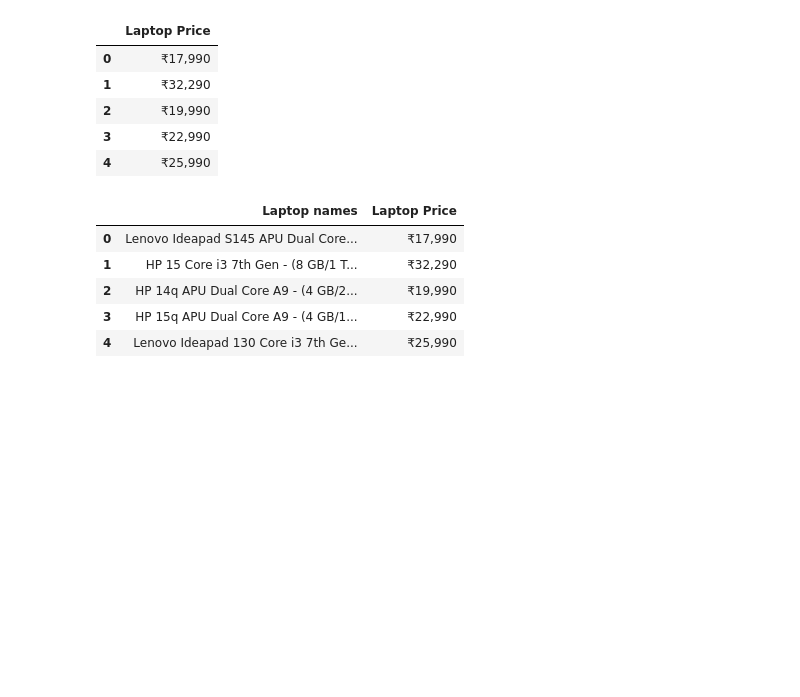
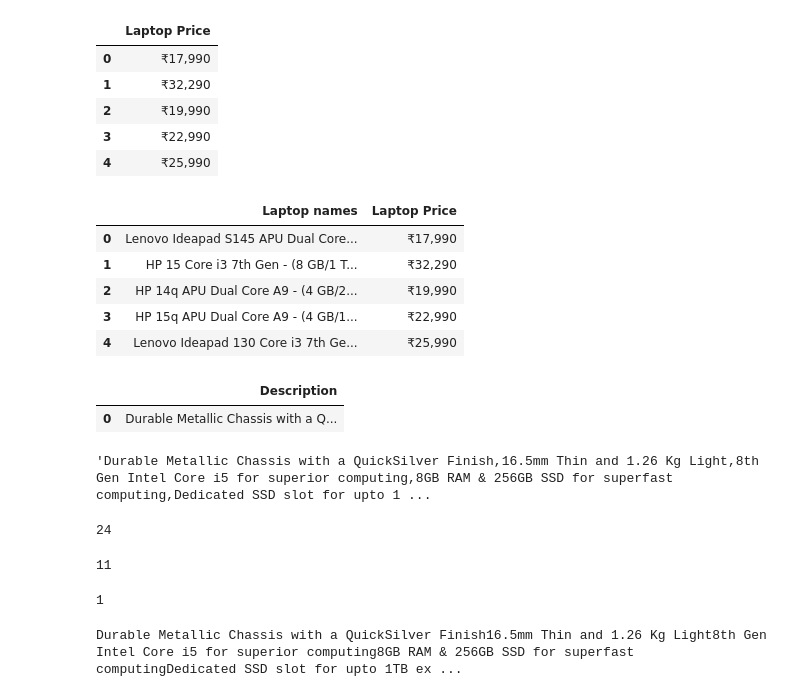
Before and after one commit to waltz2u/web, a Jupyter notebook: Web_Scraping_from_XML,_JSON,_and_HTML.ipynb, the cells around one changed output. Cells and saved outputs as stored; diff of their text form; code cells hidden in the pictures; blank space fills up the shorter version.

```diff
--- a/Web_Scraping_from_XML,_JSON,_and_HTML.ipynb
+++ b/Web_Scraping_from_XML,_JSON,_and_HTML.ipynb
@@ -242,3 +242,34 @@ full_laptop_price_df.head()
 | 2 | HP 14q APU Dual Core A9 - (4 GB/2... | ₹19,990 |
 | 3 | HP 15q APU Dual Core A9 - (4 GB/1... | ₹22,990 |
 | 4 | Lenovo Ideapad 130 Core i3 7th Ge... | ₹25,990 |
+# %%
+import pandas as pd
+desc = html_tree.xpath("string(//div[@class='_3ULzGw'])")
+desc_df = pd.DataFrame([desc], columns = ['Description'])
+desc_df.head(5)
+# %% [output]
+|  | Description |
+| 0 | Durable Metallic Chassis with a Q... |
+# %%
+','.join(desc)
+# %% [output]
+'Durable Metallic Chassis with a QuickSilver Finish,16.5mm Thin and 1.26 Kg Light,8th Gen Intel Core i5 for superior computing,8GB RAM & 256GB SSD for superfast computing,Dedicated SSD slot for upto 1 ...
+# %%
+desc = html_tree.xpath("(//div[@class='_3ULzGw']/ul)")
+len(desc)
+# %% [output]
+24
+# %%
+print(len(desc[0]))
+# %% [output]
+11
+# %%
+desc = html_tree.xpath("(//div[@class='_3ULzGw']/ul)[1]")
+len(desc)
+# %% [output]
+1
+# %%
+desc = html_tree.xpath("string((//div[@class='_3ULzGw']/ul)[1])")
+print(desc)
+# %% [output]
+Durable Metallic Chassis with a QuickSilver Finish16.5mm Thin and 1.26 Kg Light8th Gen Intel Core i5 for superior computing8GB RAM & 256GB SSD for superfast computingDedicated SSD slot for upto 1TB ex ...
```
